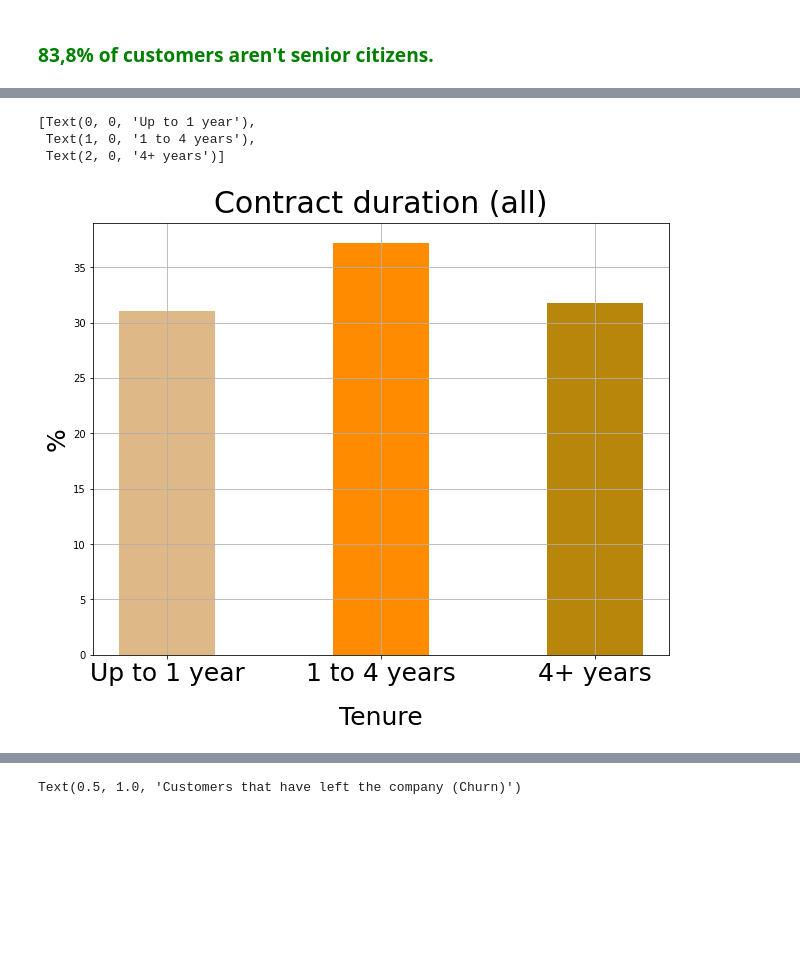
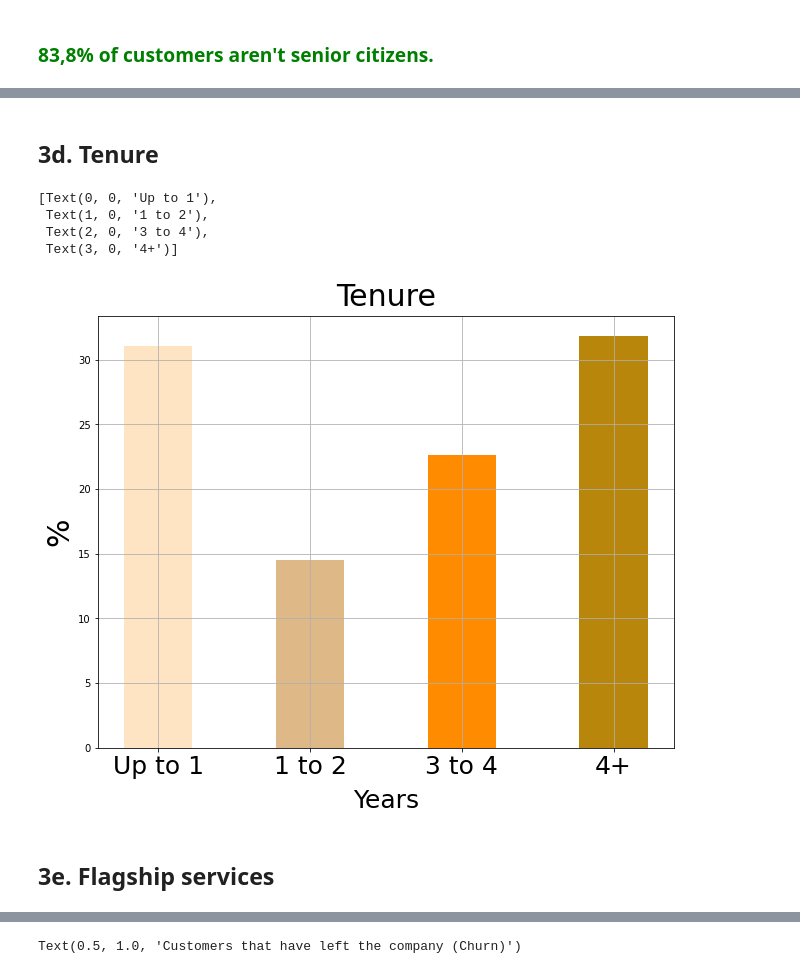
Before and after one commit to LupiVolpi/alura_challenge_data_science, a Jupyter notebook: week_2_Analysing_Visualizing_and_Drawing_Insights_from_the_dataset/alura_challenge_data_science_week_2.ipynb, the cells around one changed output, grey strips where cells are left out. Drawn from its saved outputs; the diff is of its cells as text; code cells hidden in the pictures; blank space fills up the shorter version.

```diff
--- a/week_2_Analysing_Visualizing_and_Drawing_Insights_from_the_dataset/alura_challenge_data_science_week_2.ipynb
+++ b/week_2_Analysing_Visualizing_and_Drawing_Insights_from_the_dataset/alura_challenge_data_science_week_2.ipynb
@@ -95,24 +124,30 @@ Text(0.5, 1.0, '65 years old or more?')
+# %% [markdown]
+## 3d. Tenure
 # %%
 fig = plt.figure(figsize = (8, 6)) # Creating an empty Matplotlib figure
 axis = fig.add_axes([0, 0, 1, 1]) # Adding an empty axis onto which the graph will be plotted
 
-all_data_by_tenure = data_treated["tenure"].apply(lambda tenure: "4+ years" if (tenure > 48) else "1 to 4 years" if (48 >= tenure > 12) else "Up to 1 year").value_counts(normalize = True) * 100 # Creating a data subset with the "tenure" column divided into three categories: "Up to 1 year", "1 to 4 years" and "4+ years"
-all_data_by_tenure.index = pd.Categorical(values = all_data_by_tenure.index, categories = ["Up to 1 year", "1 to 4 years", "4+ years"], ordered = True) # Normally, the criteria for sorting indexes is alphabetical order. This would not be optimal for visualization, so I changed the index to a categorical pandas object, which will be sorted according to the parameter "categories" specified.
+classes = [data_treated["tenure"].min(), 12, 24, 48, data_treated["tenure"].max()]
+all_data_by_tenure = pd.cut(x = data_treated["tenure"], bins = classes, labels = ["Up to 1 year", "1 to 2 years", "3 to 4 years", "4+ years"], include_lowest = True).value_counts(normalize = True) * 100 # Creating a data subset with the "tenure" column divided into four categories: "Up to 1 year", "1 to 2 years", "2 to 4 years" and "4+ years"
+all_data_by_tenure.index = pd.Categorical(values = all_data_by_tenure.index, categories = ["Up to 1 year", "1 to 2 years", "3 to 4 years", "4+ years"], ordered = True) # Normally, the criteria for sorting indexes is alphabetical order. This would not be optimal for visualization, so I changed the index to a categorical pandas object, which will be sorted according to the parameter "categories" specified.
 all_data_by_tenure.sort_index(inplace = True) # After the sorting criteria I wanted were specified, I actually sorted the index and altered the original subset by specifying inplace = True
 
-labels = ["Up to 1 year", "1 to 4 years", "4+ years"] # Creating the labels
+labels = ["Up to 1", "1 to 2", "3 to 4", "4+"] # Creating the labels
 index = np.arange(len(all_data_by_tenure)) # I created the index for the 'x' axis because a bar chart needs to know how many bars it will actually plot in order to organize it in the axis
 
 axis.grid(True) # Enabling the grid pattern
-axis.bar(x = index, height = all_data_by_tenure, width = 0.45, align = "center", color = ["burlywood", "darkorange", "darkgoldenrod"]) # Plotting the bar chart
-axis.set_title("Contract duration (all)", fontsize = 30, pad = 10) # Setting the title
-axis.set_xlabel("Tenure", fontsize = 25, labelpad = 20) # setting the label for the 'x' axis
-axis.set_ylabel("%", fontsize = 25) # Setting the label for the 'y' axis
+axis.bar(x = index, height = all_data_by_tenure, width = 0.45, align = "center", color = ["bisque", "burlywood", "darkorange", "darkgoldenrod"]) # Plotting the bar chart
+axis.set_title("Tenure", fontsize = 30, pad = 10) # Setting the title
+axis.set_ylabel("%", fontsize = 30) # Setting the label for the 'y' axis
+axis.set_xlabel("Years", fontsize = 25, labelpad = 10)
 axis.set_xticks(index) # Setting the amount of values along the 'x' axis
 axis.set_xticklabels(labels, fontsize = 25) # Setting the labels for the values along the 'x' axis
 # %% [output]
-[Text(0, 0, 'Up to 1 year'),
- Text(1, 0, '1 to 4 years'),
- Text(2, 0, '4+ years')]
+[Text(0, 0, 'Up to 1'),
+ Text(1, 0, '1 to 2'),
+ Text(2, 0, '3 to 4'),
+ Text(3, 0, '4+')]
-[figure, old version]
+[figure, new version]
+# %% [markdown]
+## 3e. Flagship services
 # %%
```
Also changed, not shown: parts of 45 cells of this notebook.
